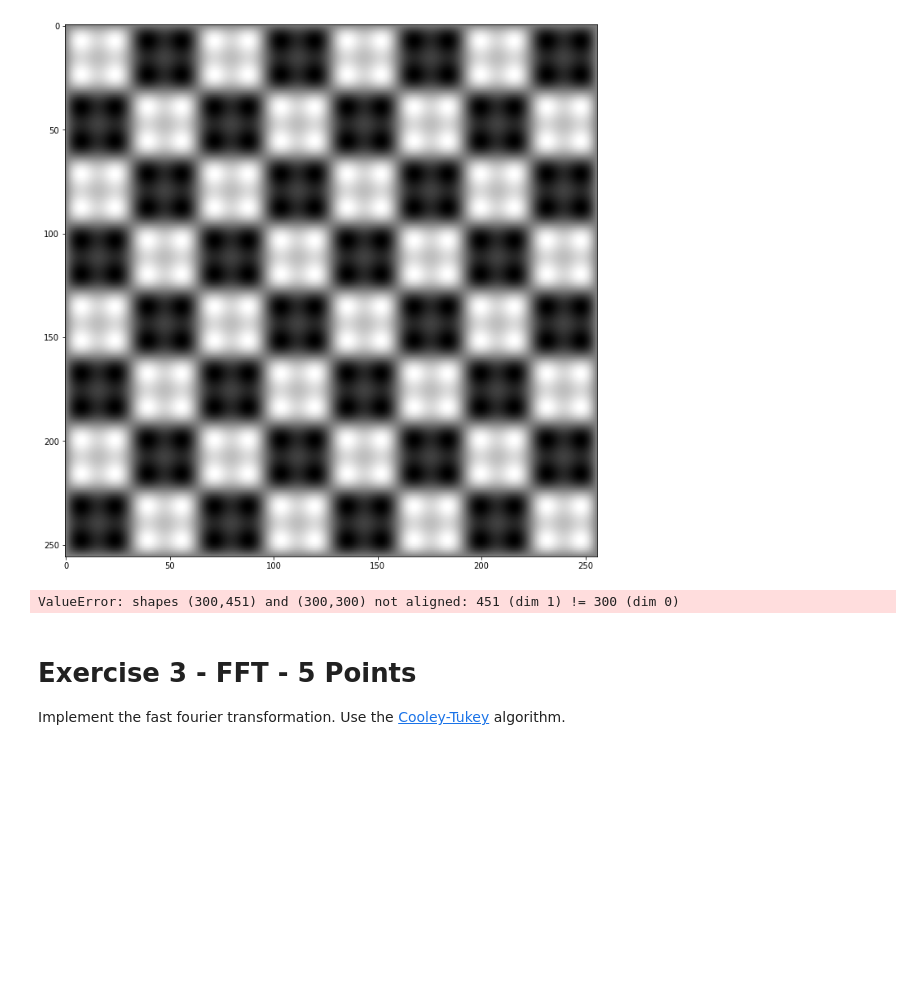
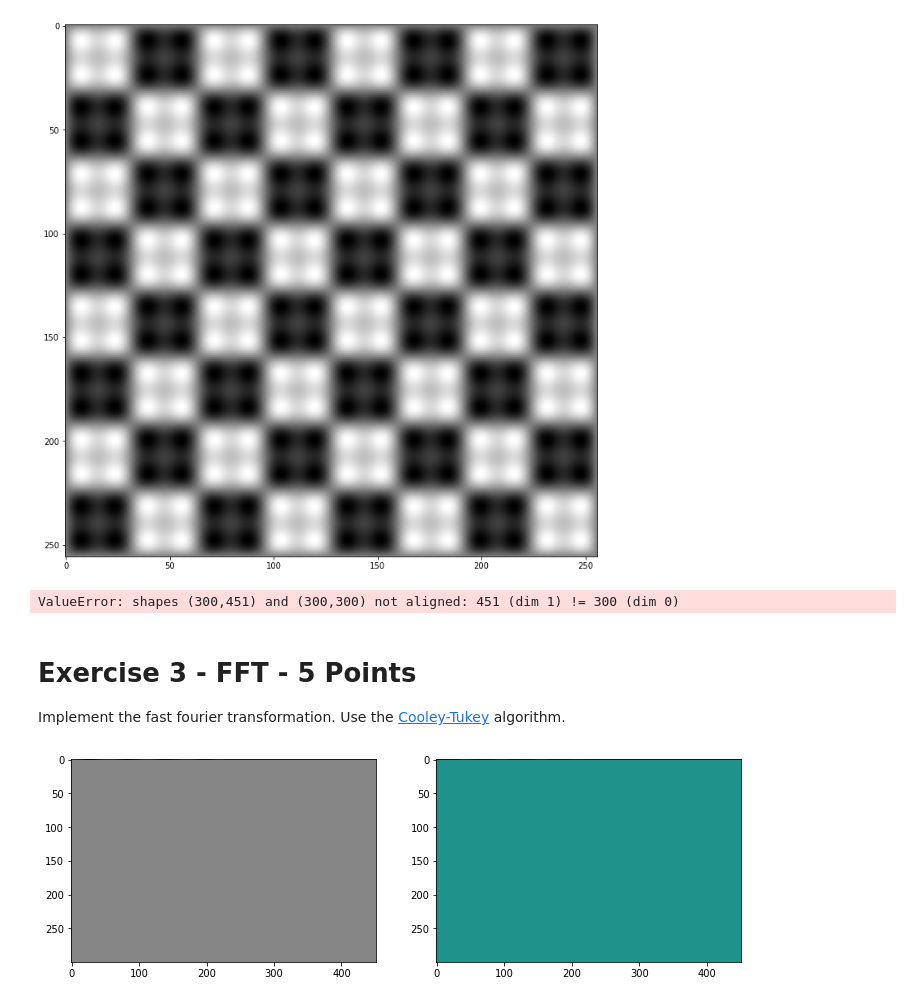
Before and after one commit to oleksa-oleksa/Image_Processing_SS2020_FU_Berlin, a Jupyter notebook: assignments/07_assignment.ipynb, the cells around one changed output. Drawn from its saved outputs; the diff is of its cells as text; code cells hidden in the pictures; blank space fills up the shorter version.

```diff
--- a/assignments/07_assignment.ipynb
+++ b/assignments/07_assignment.ipynb
@@ -217,9 +217,3 @@ ValueError: shapes (300,451) and (300,300) not aligned: 451 (dim 1) != 300 (dim
 
 Implement the fast fourier transformation.
 Use the [Cooley-Tukey](https://en.wikipedia.org/wiki/Cooley%E2%80%93Tukey_FFT_algorithm) algorithm.
-# %%
-def fft(x):
-    """
-    Computes the fast fourier transformation of x.
-    """
-    return x
@@ -228,7 +270,9 @@ img = rgb2gray(chelsea() / 255)
 fft_img = fft(img)
 # %%
 plt.subplot(121)
-plt.imshow(np.real(fft_img))
+plt.imshow(np.real(fft_img), cmap='gray')
 plt.subplot(122)
 plt.imshow(np.imag(fft_img))
 plt.show()
+# %% [output]
+[figure, added]
```
Also changed, not shown: parts of 1 cell of this notebook.
